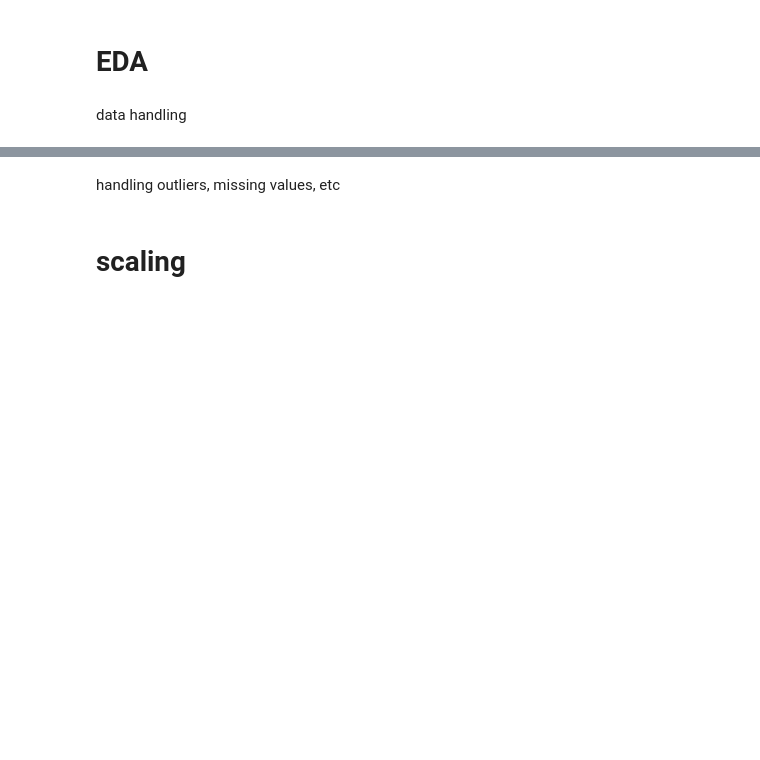
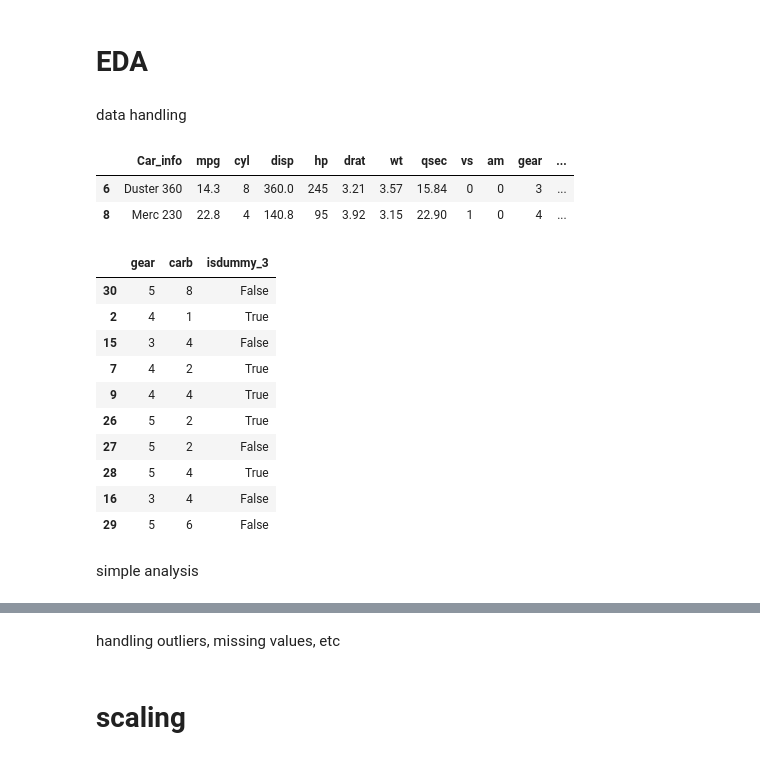
Before and after one commit to kmouleejunhyuk/bigdata_analysist_practical, a Jupyter notebook: type1_Data_Preprocessing.ipynb, the cells around one changed output, grey strips where cells are left out. Saved outputs shown, nothing was run; the diff lists cells and outputs as text; code cells hidden in the pictures; blank space fills up the shorter version.

```diff
--- a/type1_Data_Preprocessing.ipynb
+++ b/type1_Data_Preprocessing.ipynb
@@ -41 +48,37 @@ data handling
+# %%
+#add
+modified_data['dummy'] = [random.randint(1, 5) for x in range(modified_data.shape[0])]
+
+#modify column name
+modified_data.rename(columns = {'Unnamed: 0': 'Car_info'}, inplace = True)
+
+#calculations
+modified_data['dummy'] = modified_data['dummy'] * -1 / -1 + 1 - 1
+#
+#excetra
+##조건 추출: 비교연산 가능
+modified_data['isdummy_3'] = [True if x != 3 else False for x in modified_data['dummy']]
+modified_data[modified_data['dummy'] == 3].head(2)
+# %% [output]
+|  | Car_info | mpg | cyl | disp | hp | drat | wt | qsec | vs | am | gear | ... |
+| 6 | Duster 360 | 14.3 | 8 | 360.0 | 245 | 3.21 | 3.57 | 15.84 | 0 | 0 | 3 | ... |
+| 8 | Merc 230 | 22.8 | 4 | 140.8 | 95 | 3.92 | 3.15 | 22.90 | 1 | 0 | 4 | ... |
+# %%
+##sampling
+#random_state: 스테이트 고정. 반복추출 시 사용 x
+#가중치추출은 그냥 기본으로 수행(추출후 병합)
+dummydata = modified_data[['gear', 'carb', 'isdummy_3']].copy()
+dummydata.sample(n = None, frac = 0.3, random_state = SEED, replace = False)
+# %% [output]
+|  | gear | carb | isdummy_3 |
+| 30 | 5 | 8 | False |
+| 2 | 4 | 1 | True |
+| 15 | 3 | 4 | False |
+| 7 | 4 | 2 | True |
+| 9 | 4 | 4 | True |
+| 26 | 5 | 2 | True |
+| 27 | 5 | 2 | False |
+| 28 | 5 | 4 | True |
+| 16 | 3 | 4 | False |
+| 29 | 5 | 6 | False |
 # %%
@@ -43,0 +87,2 @@ modified_data.drop('dummy', axis = 1, inplace = True)
+# %% [markdown]
+simple analysis
```
Also changed, not shown: parts of 14 cells of this notebook.
